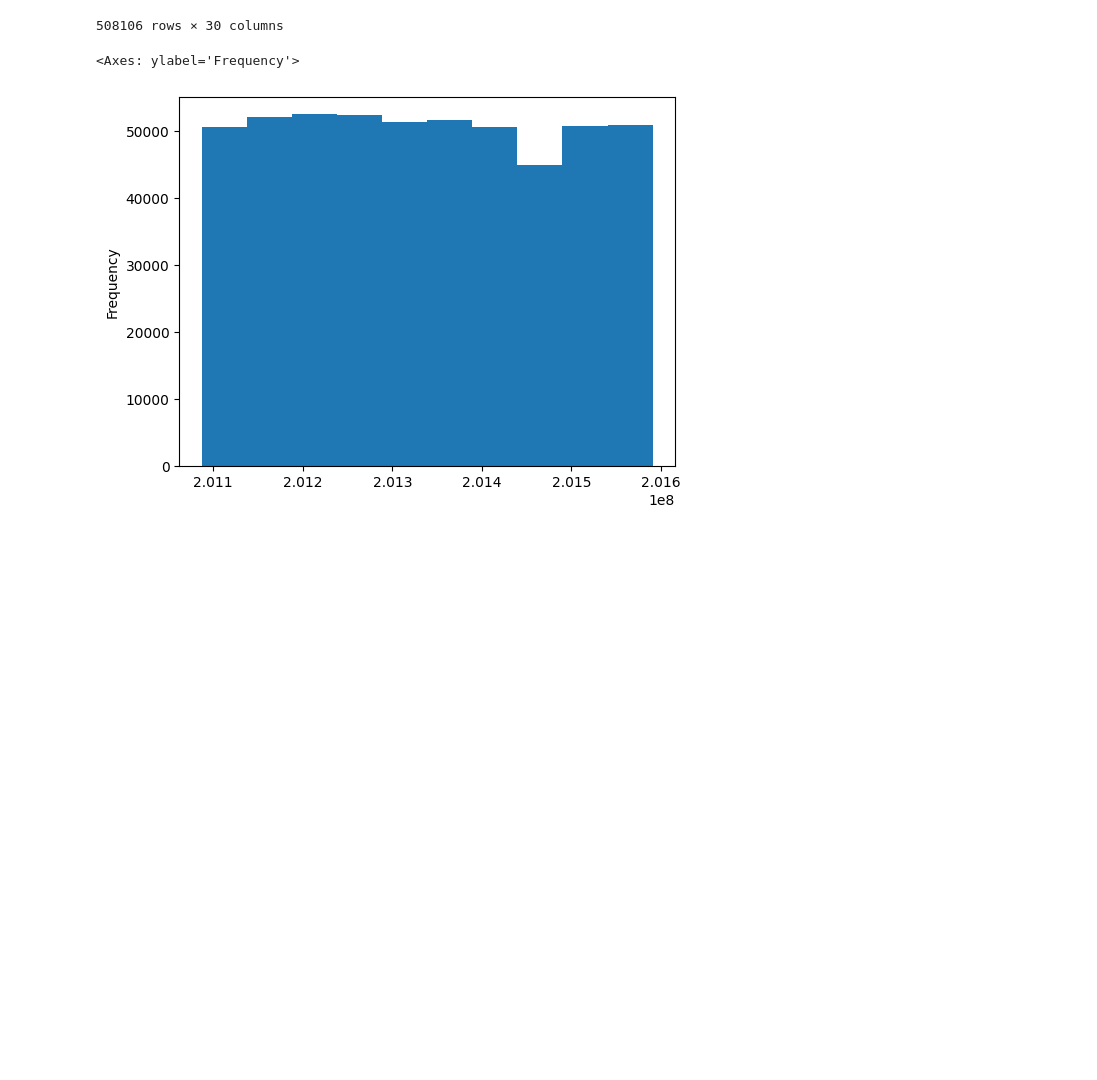
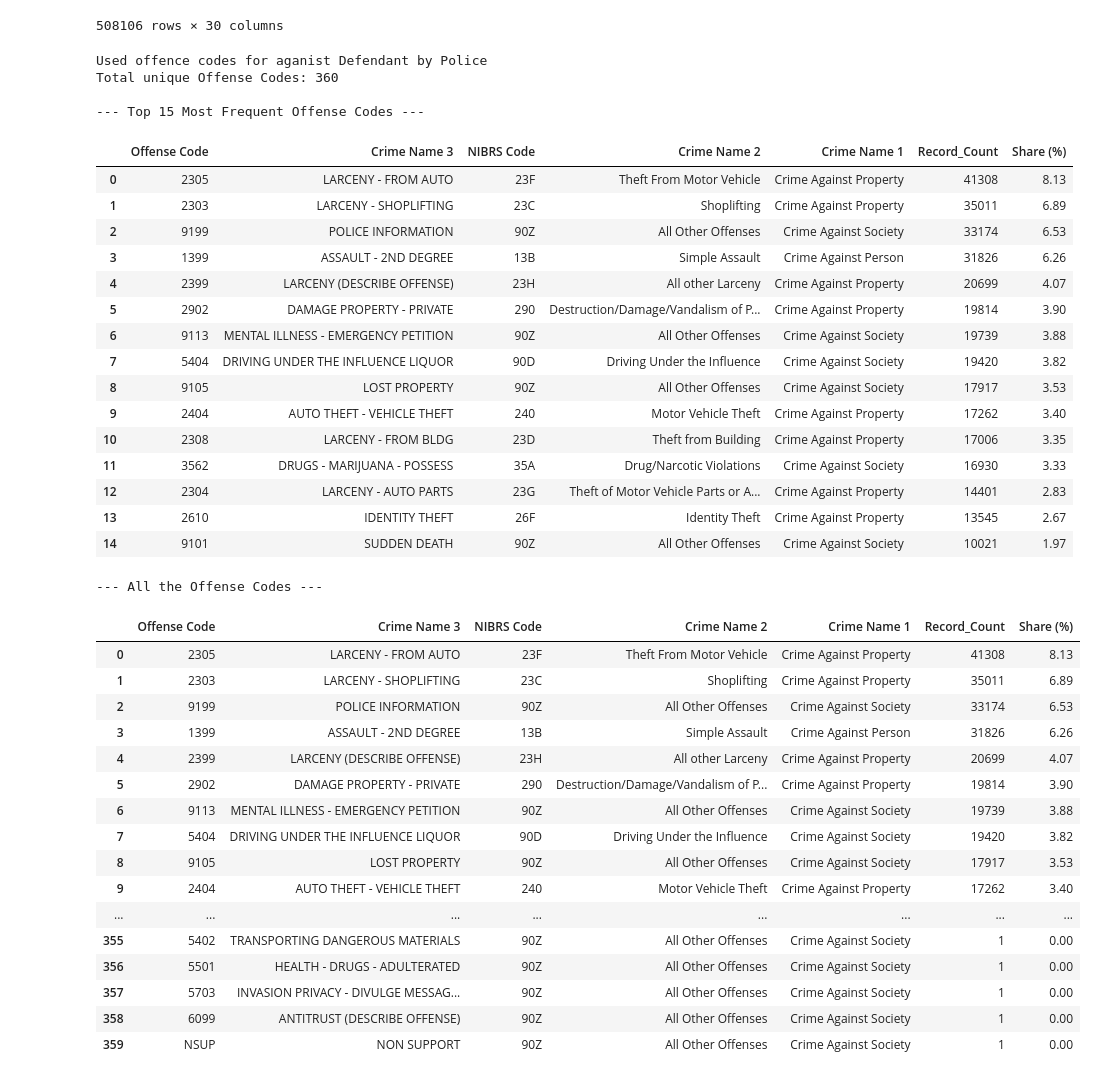
Before and after one commit to ArunaMahaGamage/MSC-AI-CW1, a Jupyter notebook: CW1.ipynb, the cells around one changed output. Drawn from its saved outputs; the diff is of its cells as text; code cells hidden in the pictures; blank space fills up the shorter version.

```diff
--- a/CW1.ipynb
+++ b/CW1.ipynb
@@ -122,7 +196,7 @@ Out-of-scope timestamps:        228 (0.04%)
 df_clean = df.copy()
 df_clean.loc[(df_clean["Latitude"] == 0.0) | (df_clean["Longitude"] == 0.0), ["Latitude", "Longitude"]] = np.nan
 
-df_clean["Dispatch_Status"] = np.where(df_clean["Dispatch Date/Time"].isna(), "Non-Dispatched", "Dispatched")
+df_clean["Dispatch Status"] = np.where(df_clean["Dispatch Date/Time"].isna(), "Non-Dispatched", "Dispatched")
 df_clean["Crime Name 1"] = df_clean["Crime Name 1"].fillna("Unknown / Unclassified")
 df_clean["Police District Name"] = df_clean["Police District Name"].astype(str).str.strip().str.upper().replace("NAN", "UNKNOWN")
 df_clean["City"] = df_clean["City"].astype(str).str.strip().str.upper().replace("NAN", "UNKNOWN")
@@ -293,7 +499,7 @@ display(all_dups_Incident_ID) # Use print(all_dups) if not in a Jupyter notebook
 | 508103 | 201100330 | 2589 | 16048345 | NaT | 2016-07-01 00:00:00 | 2016-07-31 | 250 | ... |
 74254 rows × 31 columns
 # %%
-df_clean = df_clean.drop_duplicates(subset=["Incident ID"])
+#df_clean = df_clean.drop_duplicates(subset=["Incident ID"])
 # Filter for all rows with a duplicated Incident ID
 all_dups = df_clean[df_clean.duplicated(subset=["Incident ID"], keep=False)]
 print(f"Total rows involved in duplicates: {len(all_dups):,}")
@@ -360,9 +567,75 @@ display(df_all)
 | 508105 | 201093158 | 2604 | 16040595 | NaN | 07/01/2016 12:00:00 AM | 08/10/2016 03:00:00 PM | ... |
 508106 rows × 30 columns
 # %%
-df_all['Incident ID'].plot(kind = 'hist')
+# Build complete lookup table of all 360 Offense Codes
+offense_code_summary = (
+    df_clean.groupby(
+        ["Offense Code", "Crime Name 3", "NIBRS Code", "Crime Name 2", "Crime Name 1"],
+        dropna=False
+    )
+    .size()
+    .reset_index(name="Record_Count")
+    .sort_values("Record_Count", ascending=False)
+    .reset_index(drop=True)
+)
+
+offense_code_summary["Share (%)"] = (
+    offense_code_summary["Record_Count"] / len(df_clean) * 100
+).round(2)
+
+print('Used offence codes for aganist Defendant by Police')
+print(f"Total unique Offense Codes: {offense_code_summary['Offense Code'].nunique()}")
+
+# Display Top 15 most frequent Offense Codes in the notebook
+print("\n--- Top 15 Most Frequent Offense Codes ---")
+pd.set_option("display.max_rows", 15)
+display(offense_code_summary.head(15))
+
+# Display all 360 Offense Codes (for Section 6: Supplementary Material)
+print("\n--- All the Offense Codes ---")
+pd.set_option("display.max_rows", 360)
+display(offense_code_summary)
+
+# Optional: Export full 360-code table as supplementary CSV
+offense_code_summary.to_csv("supplementary_offense_codes_360.csv", index=False)
 # %% [output]
-<Axes: ylabel='Frequency'>
+Used offence codes for aganist Defendant by Police
+Total unique Offense Codes: 360
+
+--- Top 15 Most Frequent Offense Codes ---
-[figure, removed]
+|  | Offense Code | Crime Name 3 | NIBRS Code | Crime Name 2 | Crime Name 1 | Record_Count | Share (%) |
+| 0 | 2305 | LARCENY - FROM AUTO | 23F | Theft From Motor Vehicle | Crime Against Property | 41308 | 8.13 |
+| 1 | 2303 | LARCENY - SHOPLIFTING | 23C | Shoplifting | Crime Against Property | 35011 | 6.89 |
+| 2 | 9199 | POLICE INFORMATION | 90Z | All Other Offenses | Crime Against Society | 33174 | 6.53 |
+| 3 | 1399 | ASSAULT - 2ND DEGREE | 13B | Simple Assault | Crime Against Person | 31826 | 6.26 |
+| 4 | 2399 | LARCENY (DESCRIBE OFFENSE) | 23H | All other Larceny | Crime Against Property | 20699 | 4.07 |
+| 5 | 2902 | DAMAGE PROPERTY - PRIVATE | 290 | Destruction/Damage/Vandalism of P... | Crime Against Property | 19814 | 3.90 |
+| 6 | 9113 | MENTAL ILLNESS - EMERGENCY PETITION | 90Z | All Other Offenses | Crime Against Society | 19739 | 3.88 |
+| 7 | 5404 | DRIVING UNDER THE INFLUENCE LIQUOR | 90D | Driving Under the Influence | Crime Against Society | 19420 | 3.82 |
+| 8 | 9105 | LOST PROPERTY | 90Z | All Other Offenses | Crime Against Society | 17917 | 3.53 |
+| 9 | 2404 | AUTO THEFT - VEHICLE THEFT | 240 | Motor Vehicle Theft | Crime Against Property | 17262 | 3.40 |
+| 10 | 2308 | LARCENY - FROM BLDG | 23D | Theft from Building | Crime Against Property | 17006 | 3.35 |
+| 11 | 3562 | DRUGS - MARIJUANA - POSSESS | 35A | Drug/Narcotic Violations | Crime Against Society | 16930 | 3.33 |
+| 12 | 2304 | LARCENY - AUTO PARTS | 23G | Theft of Motor Vehicle Parts or A... | Crime Against Property | 14401 | 2.83 |
+| 13 | 2610 | IDENTITY THEFT | 26F | Identity Theft | Crime Against Property | 13545 | 2.67 |
+| 14 | 9101 | SUDDEN DEATH | 90Z | All Other Offenses | Crime Against Society | 10021 | 1.97 |
+--- All the Offense Codes ---
+|  | Offense Code | Crime Name 3 | NIBRS Code | Crime Name 2 | Crime Name 1 | Record_Count | Share (%) |
+| 0 | 2305 | LARCENY - FROM AUTO | 23F | Theft From Motor Vehicle | Crime Against Property | 41308 | 8.13 |
+| 1 | 2303 | LARCENY - SHOPLIFTING | 23C | Shoplifting | Crime Against Property | 35011 | 6.89 |
+| 2 | 9199 | POLICE INFORMATION | 90Z | All Other Offenses | Crime Against Society | 33174 | 6.53 |
+| 3 | 1399 | ASSAULT - 2ND DEGREE | 13B | Simple Assault | Crime Against Person | 31826 | 6.26 |
+| 4 | 2399 | LARCENY (DESCRIBE OFFENSE) | 23H | All other Larceny | Crime Against Property | 20699 | 4.07 |
+| 5 | 2902 | DAMAGE PROPERTY - PRIVATE | 290 | Destruction/Damage/Vandalism of P... | Crime Against Property | 19814 | 3.90 |
+| 6 | 9113 | MENTAL ILLNESS - EMERGENCY PETITION | 90Z | All Other Offenses | Crime Against Society | 19739 | 3.88 |
+| 7 | 5404 | DRIVING UNDER THE INFLUENCE LIQUOR | 90D | Driving Under the Influence | Crime Against Society | 19420 | 3.82 |
+| 8 | 9105 | LOST PROPERTY | 90Z | All Other Offenses | Crime Against Society | 17917 | 3.53 |
+| 9 | 2404 | AUTO THEFT - VEHICLE THEFT | 240 | Motor Vehicle Theft | Crime Against Property | 17262 | 3.40 |
+| ... | ... | ... | ... | ... | ... | ... | ... |
+| 355 | 5402 | TRANSPORTING DANGEROUS MATERIALS | 90Z | All Other Offenses | Crime Against Society | 1 | 0.00 |
+| 356 | 5501 | HEALTH - DRUGS - ADULTERATED | 90Z | All Other Offenses | Crime Against Society | 1 | 0.00 |
+| 357 | 5703 | INVASION PRIVACY - DIVULGE MESSAG... | 90Z | All Other Offenses | Crime Against Society | 1 | 0.00 |
+| 358 | 6099 | ANTITRUST (DESCRIBE OFFENSE) | 90Z | All Other Offenses | Crime Against Society | 1 | 0.00 |
+| 359 | NSUP | NON SUPPORT | 90Z | All Other Offenses | Crime Against Society | 1 | 0.00 |
 # %%
 pd.set_option("display.max_columns", None)
```
Also changed, not shown: parts of 13 cells of this notebook, 2 other files.
